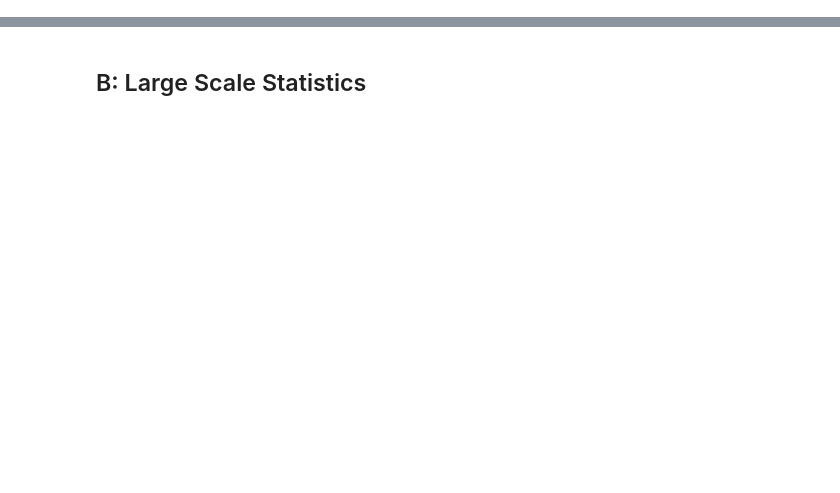
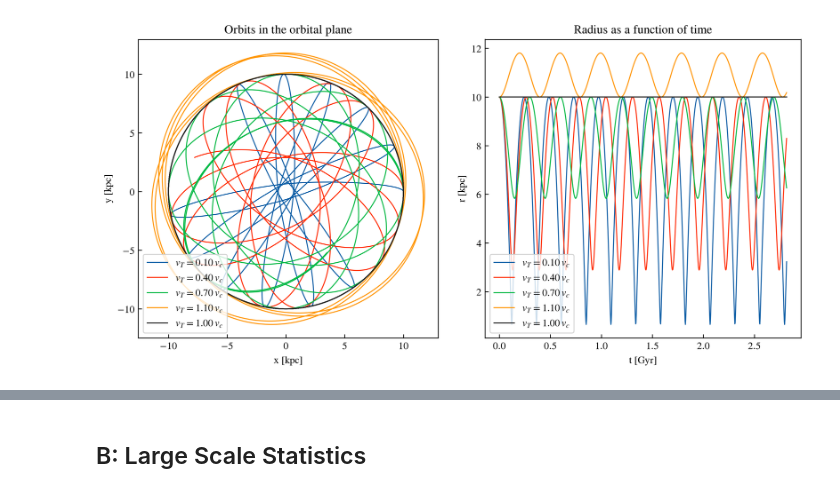
Before and after one commit to luisiee/paa-tana-project, a Jupyter notebook: part1.ipynb, the cells around one changed output, grey strips where cells are left out. Saved outputs shown, nothing was run; the diff lists cells and outputs as text; code cells hidden in the pictures; blank space fills up the shorter version.

```diff
--- a/part1.ipynb
+++ b/part1.ipynb
@@ -9,0 +29,5 @@ plt.style.use("src/nicefigures.mplstyle")
+# %%
+pot_einasto, rho_einasto, r = a.build_Einasto(data_path)
+a.integrate_orbits(pot_einasto, r0=10 * u.kpc, f_vc=(0.1, 0.4, 0.7, 1.1, 1.0), plot=True, output=f"{OUTPUT}/dm_orbits_einasto.png");
+# %% [output]
+[figure, added]
```
Also changed, not shown: parts of 11 cells of this notebook, 10 other files.
